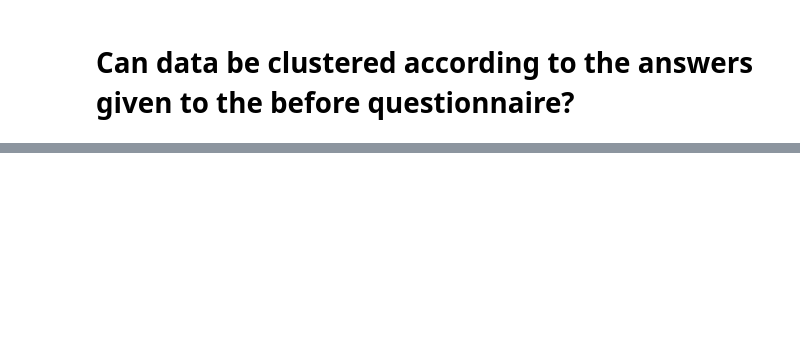
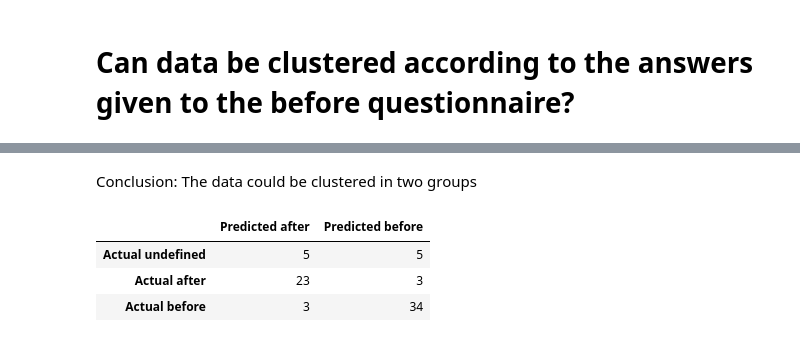
Before and after one commit to CyberCRI/dataanalysis-herocoli-redmetrics, a Jupyter notebook: v1.52/Data mining/Clustering.ipynb, the cells around one changed output, grey strips where cells are left out. Drawn from its saved outputs; the diff is of its cells as text; code cells hidden in the pictures; blank space fills up the shorter version.

Commit message:
Questionnaire clustering analysis done

```diff
--- a/v1.52/Data mining/Clustering.ipynb
+++ b/v1.52/Data mining/Clustering.ipynb
@@ -10,2 +93,15 @@ from sklearn.cluster import KMeans
+# %%
+##### SCATTER MATRIX NOT WORKING
+
+
+# This function takes the initial data, result of tryKmeans and a chosen number of clusters
+# It returns the label assignements of the sample
+# If specified, it plots the scatterplot matrix
+def detailsKmeans(initData, kmeansResult, nbClusters, displayScatterMatrix = False):
+    if displayScatterMatrix:
+        scatter_matrix(initData, alpha=0.3, figsize=(10, 10), diagonal='kde')
+
+    assignements = list(kmeansResult.loc[kmeansResult["Number of clusters"] == nbClusters,'Label assignements'])[0]
+    return pd.DataFrame(data = assignements, columns = ["Index of cluster"], index = initData.index)
 # %% [markdown]
 # Can data be clustered according to the answers given to the before questionnaire?
@@ -11,0 +196,10 @@ from sklearn.cluster import KMeans
+# %%
+# Convert DataFrame to matrix
+allMat = allForms.drop("temporality", axis=1).as_matrix()
+# Standardise data
+allMat = preprocessing.scale(allMat)
+# Cluster using KMeans, and silhouette analysis to evaluate the pertinence of the clusters
+allResults = tryKmeans(allMat)
+# Format results as a DataFrame
+allResults = pd.DataFrame(data=allResults, columns=['Number of clusters', 'Average silhouette score', 'Label assignements'])
+allResults
@@ -11,0 +216,14 @@ from sklearn.cluster import KMeans
+# %% [markdown]
+Conclusion: The data could be clustered in two groups
+# %%
+assignements = detailsKmeans(allForms, allResults, 2)
+assignements = pd.concat([assignements, allForms["temporality"]], axis=1, join='inner')
+defConfusionMat = confusion_matrix(list(assignements["temporality"]), list(assignements["Index of cluster"]))
+defConfusionMat = pd.DataFrame(data = defConfusionMat, columns=["Predicted undefined", "Predicted after", "Predicted before"], index = ["Actual undefined", "Actual after", "Actual before"])
+defConfusionMat.drop("Predicted undefined", axis=1, inplace=True)
+defConfusionMat
+# %% [output]
+|  | Predicted after | Predicted before |
+| Actual undefined | 5 | 5 |
+| Actual after | 23 | 3 |
+| Actual before | 3 | 34 |
```
Also changed, not shown: parts of 23 cells of this notebook, 1 other file.
